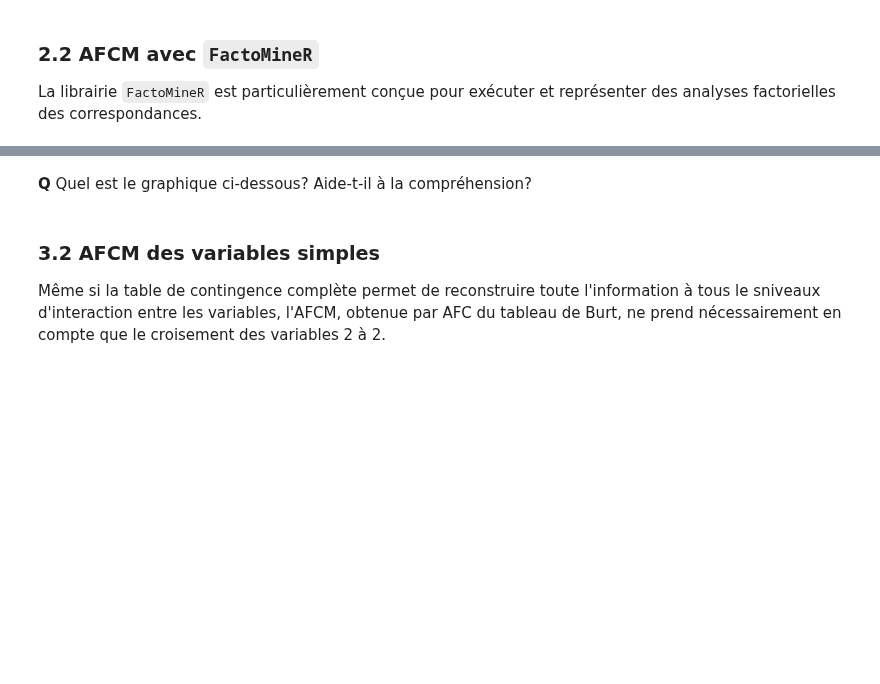
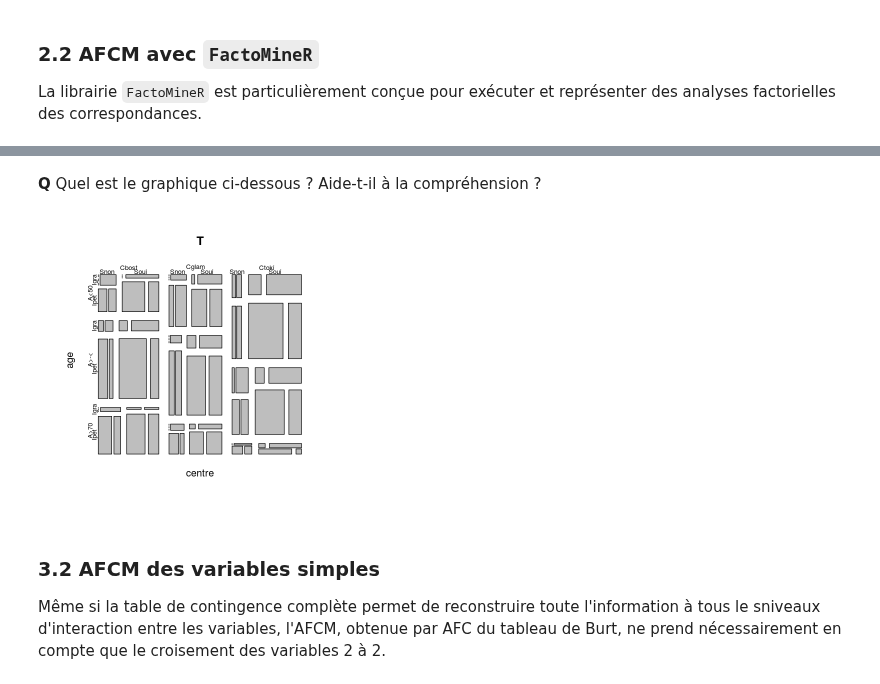
Before and after one commit to wikistat/Exploration, a Jupyter notebook: TutosRudim/Cal4-R-AFCtoAFCM.ipynb, the cells around one changed output, grey strips where cells are left out. Saved outputs shown, nothing was run; the diff lists cells and outputs as text; code cells hidden in the pictures; blank space fills up the shorter version.

```diff
--- a/TutosRudim/Cal4-R-AFCtoAFCM.ipynb
+++ b/TutosRudim/Cal4-R-AFCtoAFCM.ipynb
@@ -139,5 +229,5 @@ L'objectif de cette étude est une analyse descriptive (AFCM)
 de cette table en recherchant à mettre en évidence les facteurs
 de décès.
 # %%
-diagnos=read.csv("Data/diagnos.csv")
-summary(diagnos[,1:6])
+diagnos <- read.csv("Data/diagnos.csv")
+summary(diagnos[, 1:6])
@@ -144,8 +242,10 @@ summary(diagnos[,1:6])
 # %% [markdown]
-**Q** Quel est le graphique ci-dessous? Aide-t-il à la compréhension?
+**Q** Quel est le graphique ci-dessous ? Aide-t-il à la compréhension ?
 # %%
-T=xtabs(eff~centre+age+survie+inflam+appar,diagnos)
+T <- xtabs(eff ~ centre + age + survie + inflam + appar, diagnos)
 mosaicplot(T)
+# %% [output]
+[figure, added]
 # %% [markdown]
 ### 3.2 AFCM des variables simples
 Même si la table de contingence complète permet de reconstruire toute l'information à tous le sniveaux d'interaction entre les variables, l'AFCM, obtenue par AFC du tableau de Burt, ne prend nécessairement en compte que le croisement des variables 2 à 2.
```
Also changed, not shown: parts of 27 cells of this notebook.
